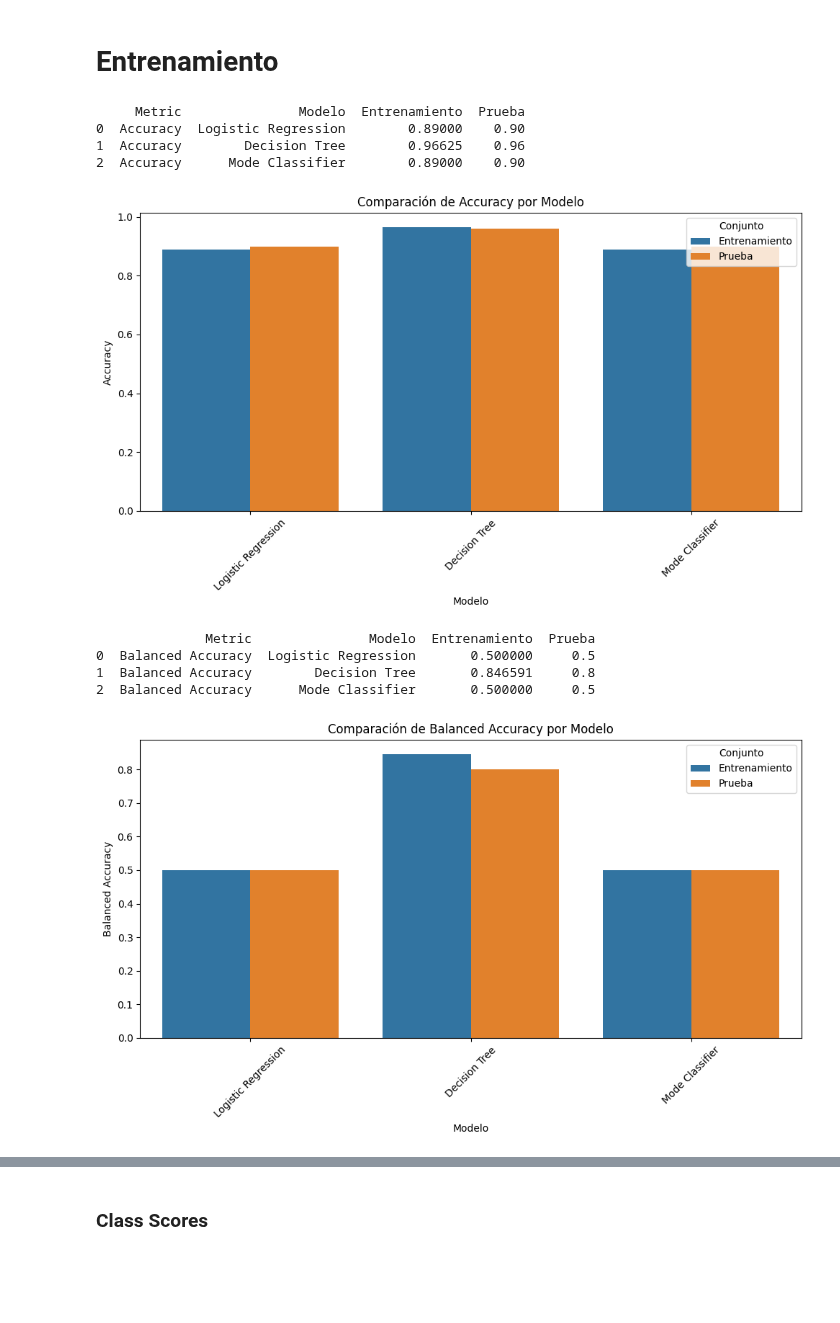
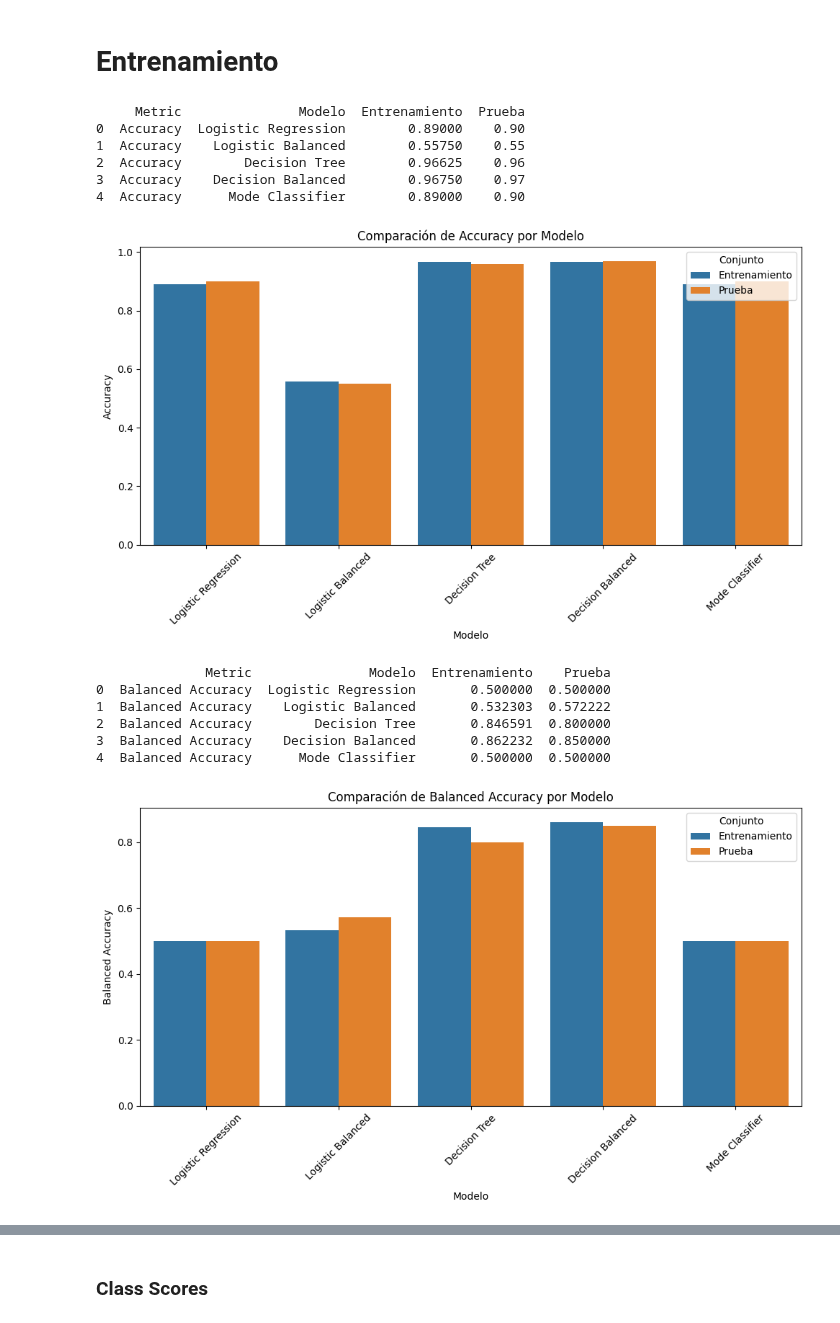
Before and after one commit to sonder-art/automl_p24, a Jupyter notebook: codigo/intro_ml/07_desbalanceo_de_clases.ipynb, the cells around one changed output, grey strips where cells are left out. Cells and saved outputs as stored; diff of their text form; code cells hidden in the pictures; blank space fills up the shorter version.

```diff
--- a/codigo/intro_ml/07_desbalanceo_de_clases.ipynb
+++ b/codigo/intro_ml/07_desbalanceo_de_clases.ipynb
@@ -260,26 +260,30 @@ lr_model = train_logistic_regression(X_train, y_train)
 dt_model = train_decision_tree(X_train, y_train)
 mode_model = train_mode_classifier(X_train, y_train)
 
-#lr_model_balanced = train_logistic_regression(X_train, y_train, class_weight='balanced')
-#dt_model_balanced = train_decision_tree(X_train, y_train, class_weight='balanced')
+lr_model_balanced = train_logistic_regression(X_train, y_train, class_weight='balanced')
+dt_model_balanced = train_decision_tree(X_train, y_train, class_weight='balanced')
 # %%
 models = {
     'Logistic Regression': lr_model,
-    #'Logistic Balanced': lr_model_balanced,
+    'Logistic Balanced': lr_model_balanced,
     'Decision Tree': dt_model,
-    #'Decision Balanced': dt_model_balanced,
+    'Decision Balanced': dt_model_balanced,
     'Mode Classifier': mode_model,
 }
 # Comparar rendimiento en entrenamiento y prueba
 compare_performance(models, X_train, y_train, X_test, y_test)
 # %% [output]
      Metric               Modelo  Entrenamiento  Prueba
 0  Accuracy  Logistic Regression        0.89000    0.90
-1  Accuracy        Decision Tree        0.96625    0.96
-2  Accuracy      Mode Classifier        0.89000    0.90
+1  Accuracy    Logistic Balanced        0.55750    0.55
+2  Accuracy        Decision Tree        0.96625    0.96
+3  Accuracy    Decision Balanced        0.96750    0.97
+4  Accuracy      Mode Classifier        0.89000    0.90
-[figure, old version]
+[figure, new version]
-              Metric               Modelo  Entrenamiento  Prueba
-0  Balanced Accuracy  Logistic Regression       0.500000     0.5
-1  Balanced Accuracy        Decision Tree       0.846591     0.8
-2  Balanced Accuracy      Mode Classifier       0.500000     0.5
+              Metric               Modelo  Entrenamiento    Prueba
+0  Balanced Accuracy  Logistic Regression       0.500000  0.500000
+1  Balanced Accuracy    Logistic Balanced       0.532303  0.572222
+2  Balanced Accuracy        Decision Tree       0.846591  0.800000
+3  Balanced Accuracy    Decision Balanced       0.862232  0.850000
+4  Balanced Accuracy      Mode Classifier       0.500000  0.500000
-[figure, old version]
+[figure, new version]
```
Also changed, not shown: parts of 2 cells of this notebook, 4 other files.
